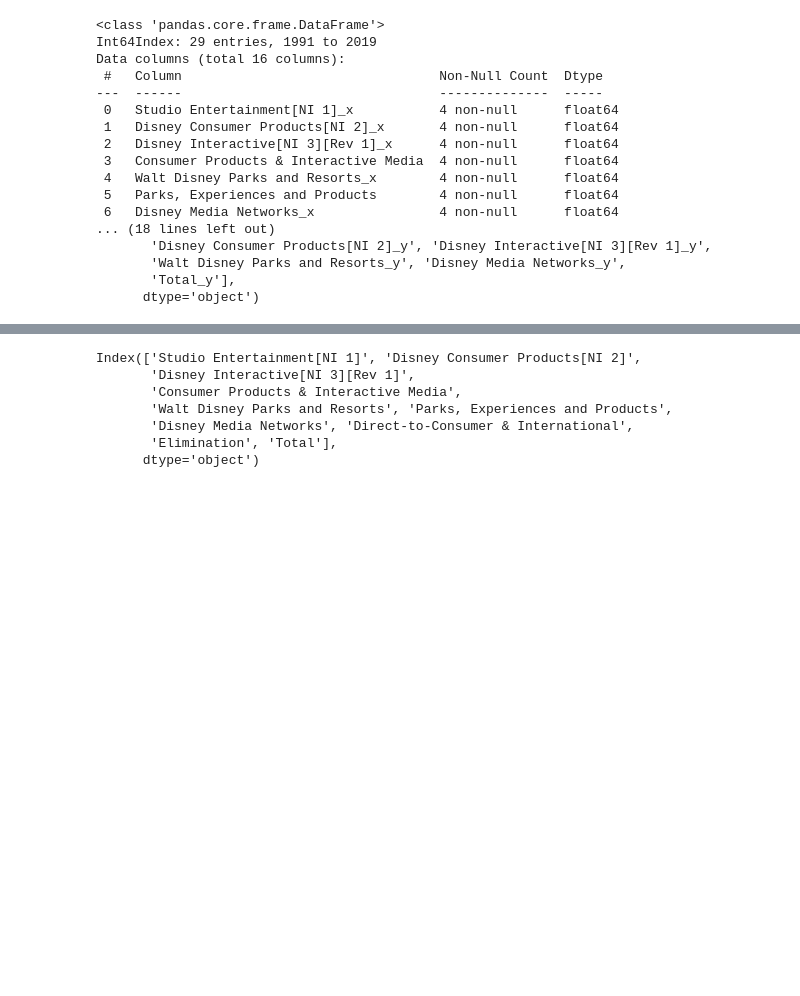
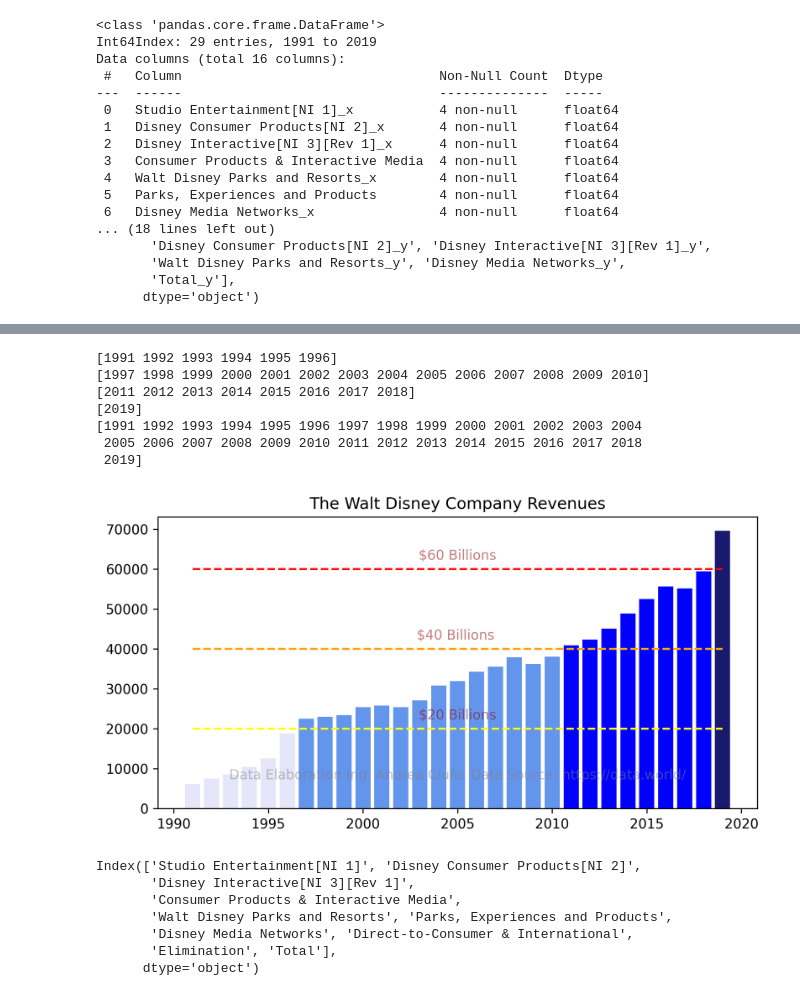
Before and after one commit to uomodellamansarda/DisneyMoviesAnalysis, a Jupyter notebook: DisneyRevenuesStreamsAnalysis.ipynb, the cells around one changed output, grey strips where cells are left out. Saved outputs shown, nothing was run; the diff lists cells and outputs as text; code cells hidden in the pictures; blank space fills up the shorter version.

```diff
--- a/DisneyRevenuesStreamsAnalysis.ipynb
+++ b/DisneyRevenuesStreamsAnalysis.ipynb
@@ -303,0 +283,20 @@ ax.plot(y_range,y3,'--',color="red")
+# %%
+x1=20000
+x2=40000
+x3=60000
+b1=df_merge_2['Total'][df_merge_2['Total']<x1]
+b2=df_merge_2['Total'][(df_merge_2.index>max(b1.index))&(df_merge_2['Total']<x2)]
+
+b3=df_merge_2['Total'][(df_merge_2.index>max(b2.index))& (df_merge_2['Total']<x3)]
+b4=df_merge_2['Total'][df_merge_2['Total']>=x3]
+print(b1.head(3))
+print(b2.head(3))
+print("B3")
+print(b3.head(3))
+print(b4.head(3))
+print(b1.tail(3))
+print("b2 tail")
+print(b2.tail(3))
+print("B3 tail")
+print(b3.tail(3))
+print(b4.tail(3))
@@ -304,3 +321,54 @@ ax.plot(y_range,y3,'--',color="red")
+# %%
+
+b1x=np.arange(b1.index[0],b1.index[-1]+1)
+b2x=np.arange(b2.index[0],b2.index[-1]+1)
+b3x=np.arange(b3.index[0],b3.index[-1]+1)
+b4x=np.arange(b4.index[0],b4.index[-1]+1)
+print(b1x)
+print(b2x)
+print(b3x)
+print(b4x)
+y1=np.full(len(y_range),x1)
+y2=np.full(len(y_range),x2)
+y3=np.full(len(y_range),x3)
+print(y_range)
+fig,ax=plt.subplots(figsize=(8,4),
+                          facecolor='white', dpi=300)
+ax.bar(b1x,b1,color="lavender")
+ax.bar(b2x,b2,color="cornflowerblue")
+ax.bar(b3x,b3,color="blue")
+ax.bar(b4x,b4,color="midnightblue")
+
+ax.plot(y_range,y1,'--',color="yellow")
+ax.plot(y_range,y2,'--',color="orange")
+ax.plot(y_range,y3,'--',color="red")
+ax.set_title("The Walt Disney Company Revenues")
+water_x=(min(y_range)+max(y_range))/2
+water_y=max(y2)/4
+plt.text(water_x, water_y, 'Data Elaboration Ing. Andrea Ciufo. Data Source: https://data.world/',
+          fontsize=10, color='gray',
+          ha='center', va='top', alpha=0.5)
+
+plt.text(water_x, x1+5000, '$20 Billions',
+          fontsize=10, color='darkred',
+          ha='center', va='top', alpha=0.5)
+plt.text(water_x, x2+5000, '$40 Billions ',
+          fontsize=10, color='darkred',
+          ha='center', va='top', alpha=0.5)
+plt.text(water_x, x3+5000, '$60 Billions',
+          fontsize=10, color='darkred',
+          ha='center', va='top', alpha=0.5)
+
+plt.show()
+# %% [output]
+[1991 1992 1993 1994 1995 1996]
+[1997 1998 1999 2000 2001 2002 2003 2004 2005 2006 2007 2008 2009 2010]
+[2011 2012 2013 2014 2015 2016 2017 2018]
+[2019]
+[1991 1992 1993 1994 1995 1996 1997 1998 1999 2000 2001 2002 2003 2004
+ 2005 2006 2007 2008 2009 2010 2011 2012 2013 2014 2015 2016 2017 2018
+ 2019]
+[figure, added]
 # %%
 print(df_merge_2.columns)
 # %% [output]
```
Also changed, not shown: parts of 5 cells of this notebook.
